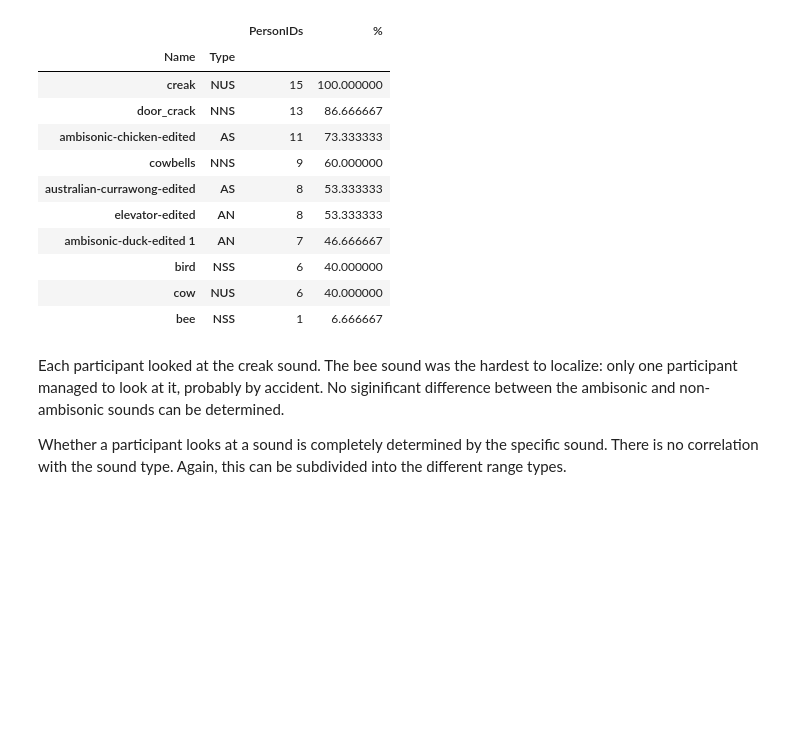
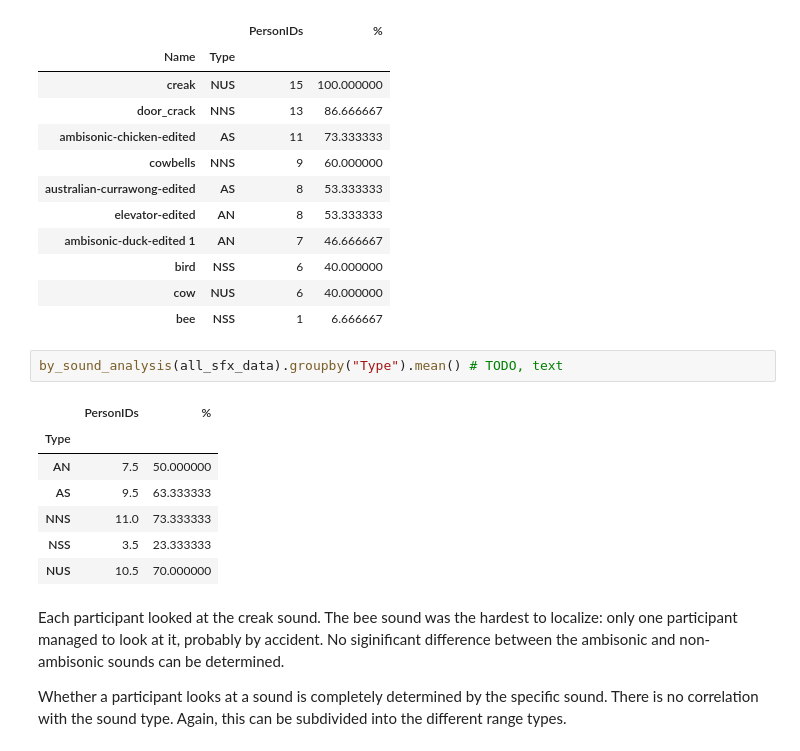
Before and after one commit to FreekDS/Analysis-Spatial-Audio-In-VR, a Jupyter notebook: spatial-audio-analysis.ipynb, the cells around one changed output. Cells and saved outputs as stored; diff of their text form; blank space fills up the shorter version.

```diff
--- a/spatial-audio-analysis.ipynb
+++ b/spatial-audio-analysis.ipynb
@@ -510,6 +510,16 @@ by_sound_analysis(all_sfx_data).head(10)
 | bird | NSS | 6 | 40.000000 |
 | cow | NUS | 6 | 40.000000 |
 | bee | NSS | 1 | 6.666667 |
+# %%
+by_sound_analysis(all_sfx_data).groupby("Type").mean() # TODO, text
+# %% [output]
+|  | PersonIDs | % |
+| Type |  |  |
+| AN | 7.5 | 50.000000 |
+| AS | 9.5 | 63.333333 |
+| NNS | 11.0 | 73.333333 |
+| NSS | 3.5 | 23.333333 |
+| NUS | 10.5 | 70.000000 |
 # %% [markdown]
 Each participant looked at the creak sound. The bee sound was the hardest to localize: only one participant managed to look at it, probably by accident.
 No siginificant difference between the ambisonic and non-ambisonic sounds can be determined.
```
Also changed, not shown: parts of 9 cells of this notebook.
